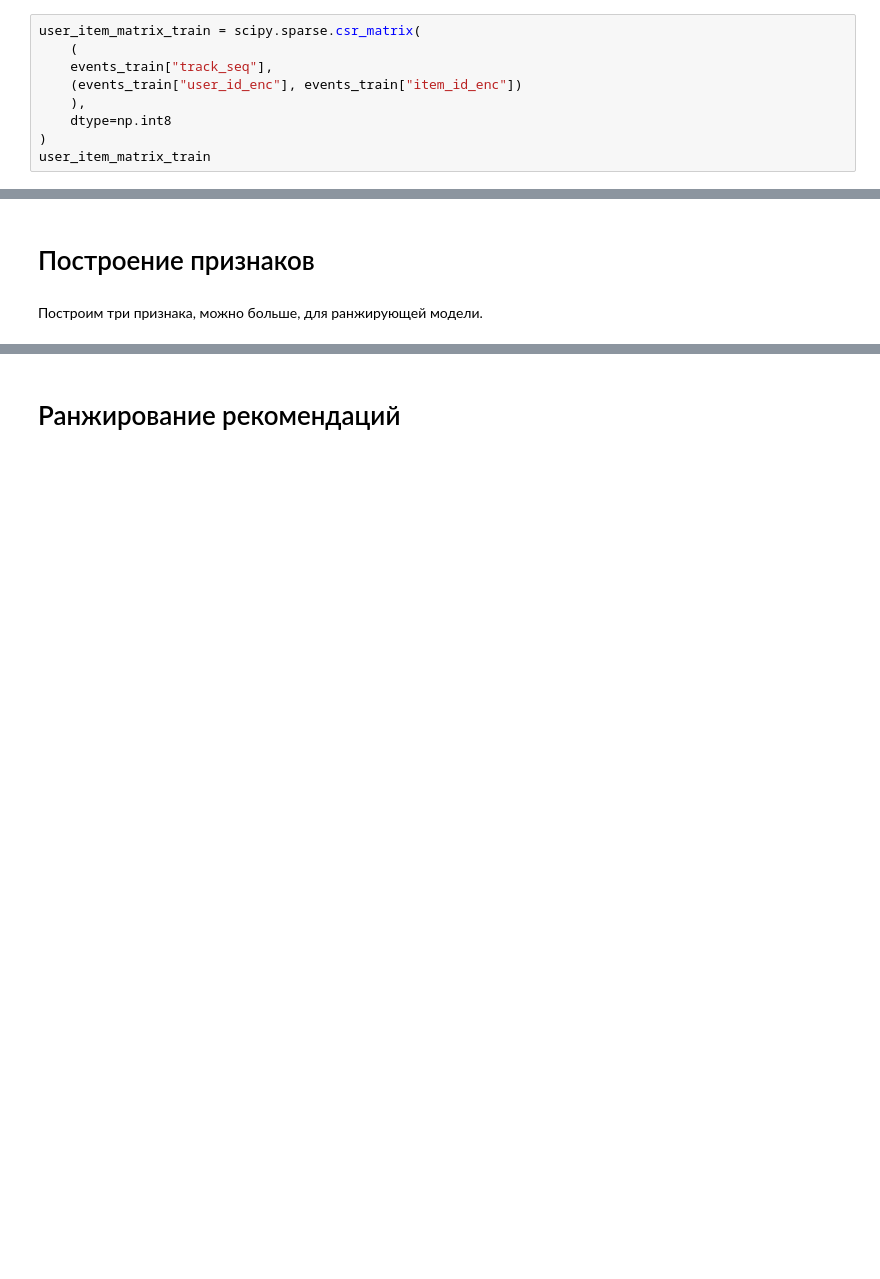
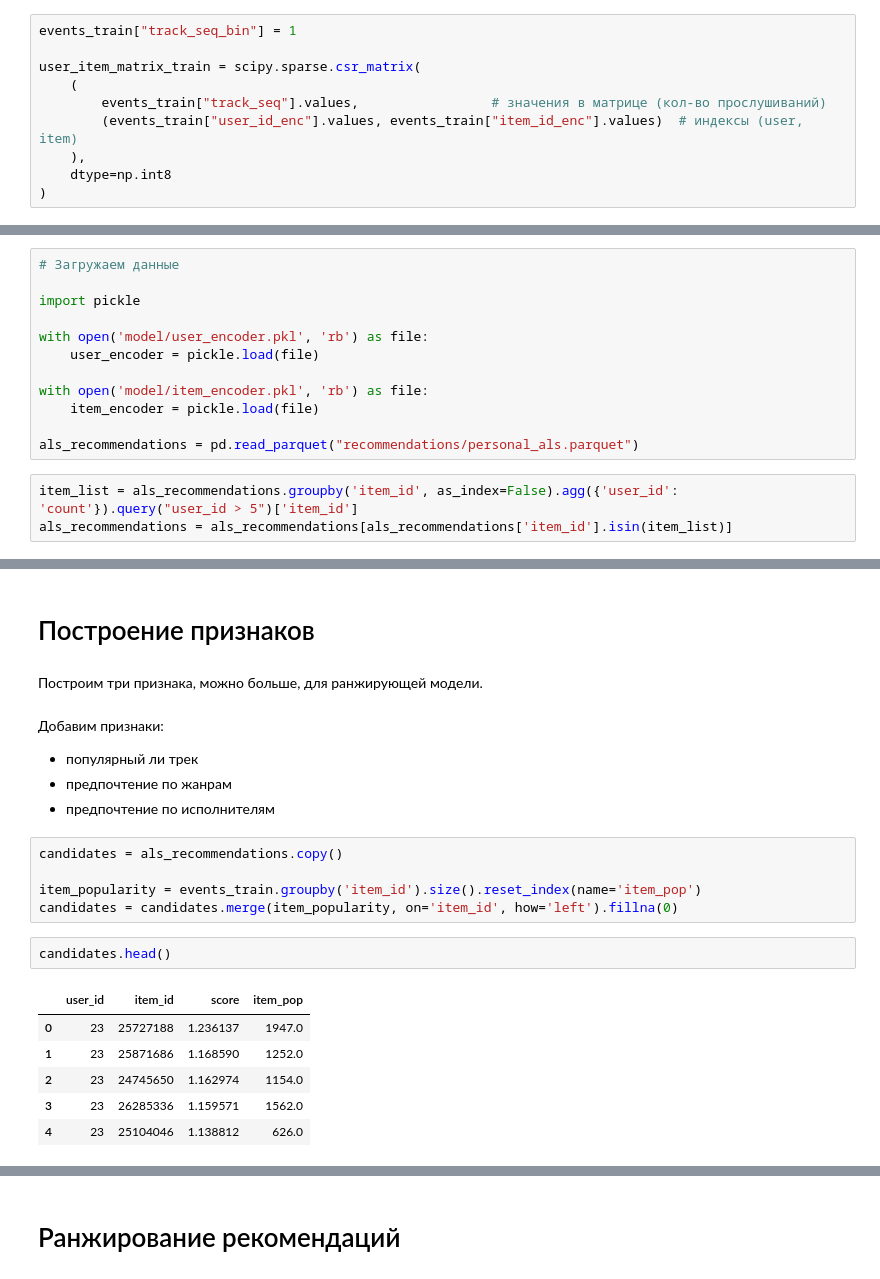
Before and after one commit to annaempty/mle-project-sprint-4-v001, a Jupyter notebook: recommendations.ipynb, the cells around one changed output, grey strips where cells are left out. Cells and saved outputs as stored; diff of their text form; blank space fills up the shorter version.

```diff
--- a/recommendations.ipynb
+++ b/recommendations.ipynb
@@ -469,9 +459,10 @@ events_test["item_id_enc"] = item_encoder.transform(events_test["item_id"])
 # %%
+events_train["track_seq_bin"] = 1
+
 user_item_matrix_train = scipy.sparse.csr_matrix(
     (
-    events_train["track_seq"],
-    (events_train["user_id_enc"], events_train["item_id_enc"])
+        events_train["track_seq"].values,                 # значения в матрице (кол-во прослушиваний)
+        (events_train["user_id_enc"].values, events_train["item_id_enc"].values)  # индексы (user, item)
     ),
     dtype=np.int8
 )
-user_item_matrix_train
@@ -489,3 +537,18 @@ als_model.save("model/als_model")
 # Похожие
 # %% [markdown]
 Рассчитаем похожие, они позже пригодятся для онлайн-рекомендаций.
+# %%
+# Загружаем данные
+
+import pickle
+
+with open('model/user_encoder.pkl', 'rb') as file:
+    user_encoder = pickle.load(file)
+
+with open('model/item_encoder.pkl', 'rb') as file:
+    item_encoder = pickle.load(file)
+
+als_recommendations = pd.read_parquet("recommendations/personal_als.parquet")
+# %%
+item_list = als_recommendations.groupby('item_id', as_index=False).agg({'user_id': 'count'}).query("user_id > 5")['item_id']
+als_recommendations = als_recommendations[als_recommendations['item_id'].isin(item_list)]
@@ -493,3 +620,22 @@ als_model.save("model/als_model")
 # Построение признаков
 # %% [markdown]
 Построим три признака, можно больше, для ранжирующей модели.
+# %% [markdown]
+Добавим признаки:
+- популярный ли трек
+- предпочтение по жанрам
+- предпочтение по исполнителям
+# %%
+candidates = als_recommendations.copy()
+
+item_popularity = events_train.groupby('item_id').size().reset_index(name='item_pop')
+candidates = candidates.merge(item_popularity, on='item_id', how='left').fillna(0)
+# %%
+candidates.head()
+# %% [output]
+|  | user_id | item_id | score | item_pop |
+| 0 | 23 | 25727188 | 1.236137 | 1947.0 |
+| 1 | 23 | 25871686 | 1.168590 | 1252.0 |
+| 2 | 23 | 24745650 | 1.162974 | 1154.0 |
+| 3 | 23 | 26285336 | 1.159571 | 1562.0 |
+| 4 | 23 | 25104046 | 1.138812 | 626.0 |
```
Also changed, not shown: parts of 37 cells of this notebook, 2 other files.
